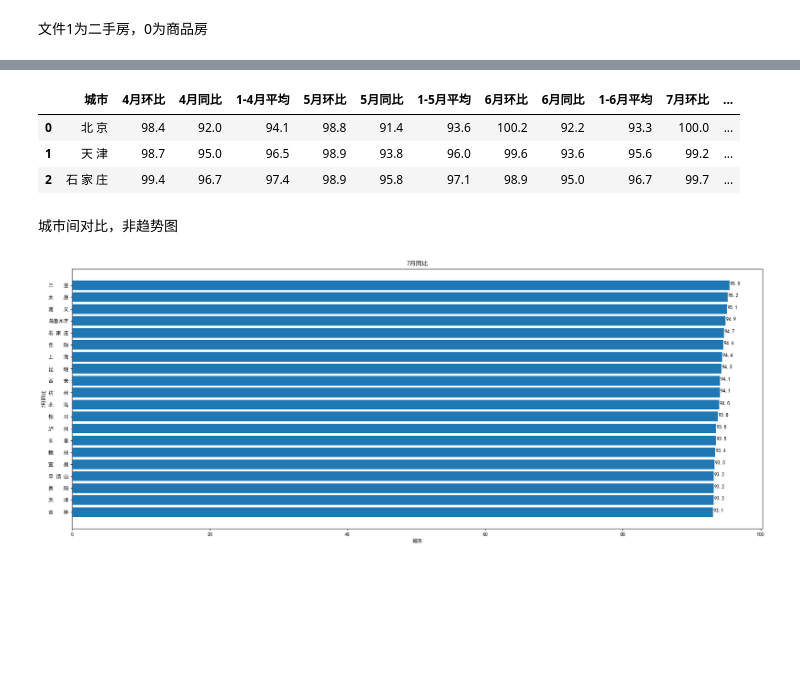
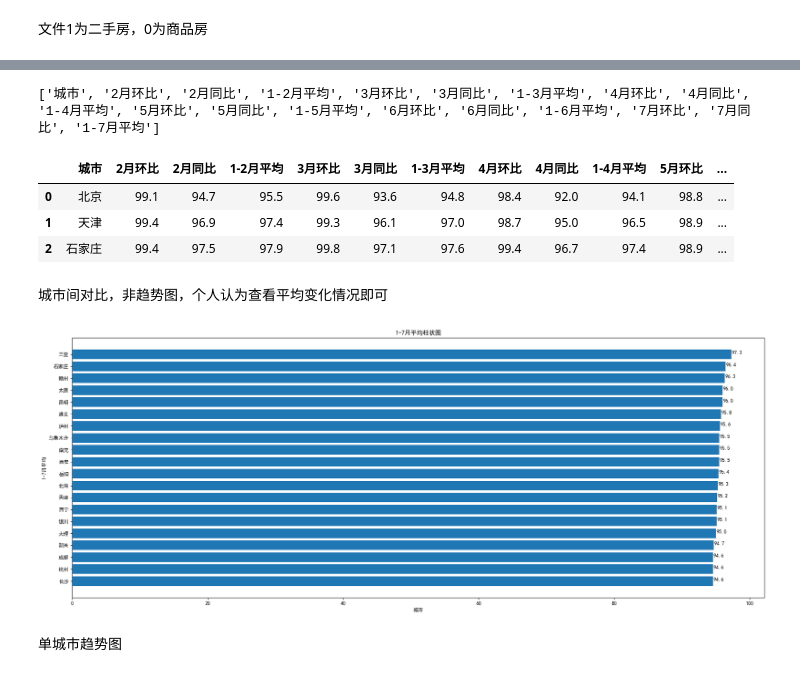
Before and after one commit to Xiaomut/houseprice, a Jupyter notebook: notebooks/price.ipynb, the cells around one changed output, grey strips where cells are left out. Saved outputs shown, nothing was run; the diff lists cells and outputs as text; code cells hidden in the pictures; blank space fills up the shorter version.

```diff
--- a/notebooks/price.ipynb
+++ b/notebooks/price.ipynb
@@ -34,14 +34,17 @@ for sc_price_index_file in sc_price_index_files:
     df = pd.merge(df, pd.DataFrame(df_temp_new, columns=['城市', f'{sc_price_index_file[10]}月环比', f'{sc_price_index_file[10]}月同比', f'1-{sc_price_index_file[10]}月平均']), on=['城市'], how="outer")
 # %%
 df_use = df.iloc[:, 3:]
+print(list(df_use.columns))
+df_use['城市'] = df_use['城市'].replace(r'\s+', '', regex=True)
 df_use.head(3)
 # %% [output]
+['城市', '2月环比', '2月同比', '1-2月平均', '3月环比', '3月同比', '1-3月平均', '4月环比', '4月同比', '1-4月平均', '5月环比', '5月同比', '1-5月平均', '6月环比', '6月同比', '1-6月平均', '7月环比', '7月同比', '1-7月平均']
-|  | 城市 | 4月环比 | 4月同比 | 1-4月平均 | 5月环比 | 5月同比 | 1-5月平均 | 6月环比 | 6月同比 | 1-6月平均 | 7月环比 | ... |
-| 0 | 北 京 | 98.4 | 92.0 | 94.1 | 98.8 | 91.4 | 93.6 | 100.2 | 92.2 | 93.3 | 100.0 | ... |
-| 1 | 天 津 | 98.7 | 95.0 | 96.5 | 98.9 | 93.8 | 96.0 | 99.6 | 93.6 | 95.6 | 99.2 | ... |
-| 2 | 石 家 庄 | 99.4 | 96.7 | 97.4 | 98.9 | 95.8 | 97.1 | 98.9 | 95.0 | 96.7 | 99.7 | ... |
+|  | 城市 | 2月环比 | 2月同比 | 1-2月平均 | 3月环比 | 3月同比 | 1-3月平均 | 4月环比 | 4月同比 | 1-4月平均 | 5月环比 | ... |
+| 0 | 北京 | 99.1 | 94.7 | 95.5 | 99.6 | 93.6 | 94.8 | 98.4 | 92.0 | 94.1 | 98.8 | ... |
+| 1 | 天津 | 99.4 | 96.9 | 97.4 | 99.3 | 96.1 | 97.0 | 98.7 | 95.0 | 96.5 | 98.9 | ... |
+| 2 | 石家庄 | 99.4 | 97.5 | 97.9 | 99.8 | 97.1 | 97.6 | 99.4 | 96.7 | 97.4 | 98.9 | ... |
 # %% [markdown]
-城市间对比，非趋势图
+城市间对比，非趋势图，个人认为查看平均变化情况即可
 # %%
 for col in df_use.columns[1:]:
     df_use[col] = df_use[col].astype(float)
@@ -49,25 +52,27 @@ df_use.info()
 # %%
 def plotPrice(month=4, name='环比'):
     df_sorted = df_use.sort_values(by=f'{month}月{name}', ascending=True).iloc[-20:, :]
 
     # 绘制柱状图
     plt.figure(figsize=(20, 8))  # 设置图形大小
     plt.barh(df_sorted['城市'], df_sorted[f'{month}月{name}'])  # 绘制柱状图  , color='skyblue'
 
     # 设置图形标题和坐标轴标签
-    plt.title(f'{month}月{name}')
+    plt.title(f'{month}月{name}柱状图')
     plt.xlabel('城市')
     plt.ylabel(f'{month}月{name}')
 
     # 显示图形
     plt.tight_layout()  # 自动调整子图参数, 使之填充整个图像区域
 
     # 添加数值标签
     for i, v in enumerate(df_sorted[f'{month}月{name}']):
         plt.text(float(v) + 0.1, i, str(v), color='black')
 
     plt.show()
 
-plotPrice(7, '同比')
+plotPrice('1-7', '平均')
 # %% [output]
-[figure, old version]
+[figure, new version]
+# %% [markdown]
+单城市趋势图
```
Also changed, not shown: parts of 5 cells of this notebook, 15 other files.
